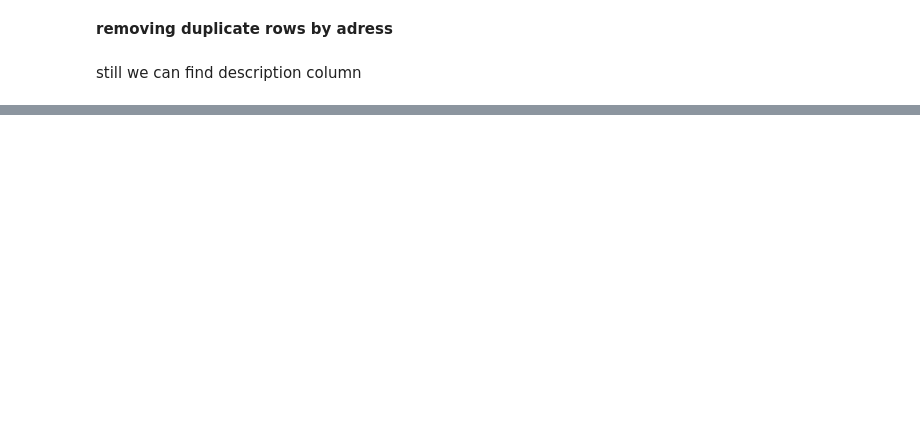
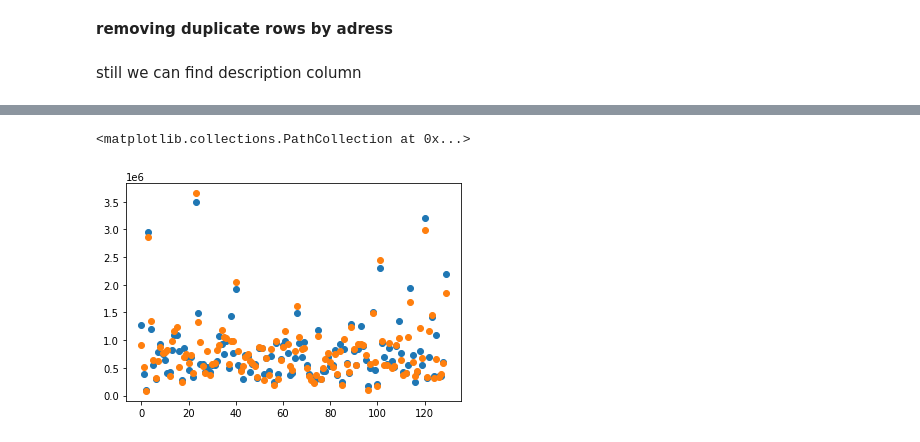
Before and after one commit to pthavarasa/Real_Estate_Paris_House_Price_Prediction, a Jupyter notebook: linear-regression.ipynb, the cells around one changed output, grey strips where cells are left out. Cells and saved outputs as stored; diff of their text form; code cells hidden in the pictures; blank space fills up the shorter version.

```diff
--- a/linear-regression.ipynb
+++ b/linear-regression.ipynb
@@ -32,2 +52,10 @@ df
+# %%
+df_trans = pd.read_csv ('data/transports.csv')
+# %%
+df_trans = df_trans.groupby(['ad_id','type']).size().unstack(level=1)
+# %%
+df_trans.fillna(0, inplace=True)
+# %%
+df = pd.merge(df, df_trans, right_index=True, left_on='id')
 # %%
 df.columns
@@ -131,0 +321,6 @@ plt.scatter(y_test, predictions)
+# %%
+plt.scatter(np.arange(0,y_test.shape[0]).reshape(y_test.shape), y_test)
+plt.scatter(np.arange(0,y_test.shape[0]).reshape(y_test.shape), predictions)
+# %% [output]
+<matplotlib.collections.PathCollection at 0x...>
+[figure, added]
```
Also changed, not shown: parts of 41 cells of this notebook.
